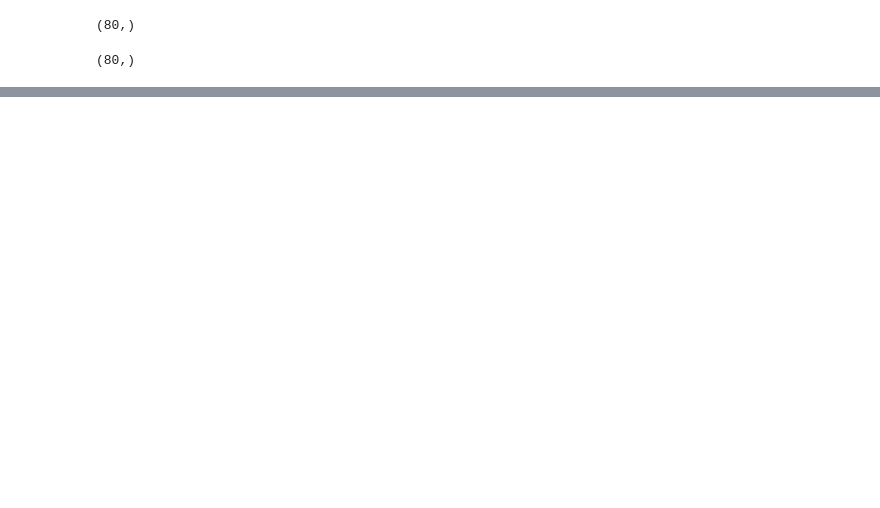
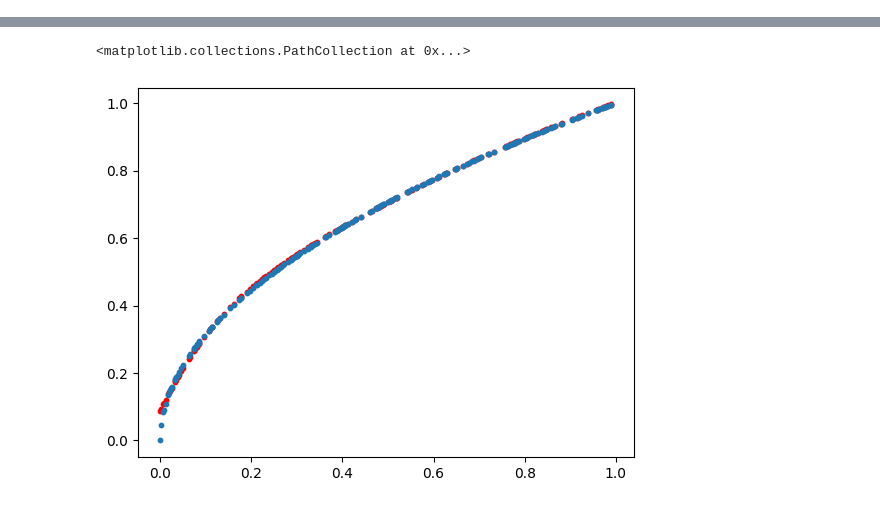
Before and after one commit to Mackay-Fisher/research-neural-net, a Jupyter notebook: ode approx.ipynb, the cells around one changed output, grey strips where cells are left out. Drawn from its saved outputs; the diff is of its cells as text; code cells hidden in the pictures; blank space fills up the shorter version.

```diff
--- a/ode approx.ipynb
+++ b/ode approx.ipynb
@@ -22,4 +34,5 @@ model.compile(optimizer = 'adam', loss = 'mean_squared_error' )
 # %%
-e = 10000
+e = 1000
+X_train = X_train.reshape(-1,1)
 model.fit(X_train, y_train, epochs=e)
 # %% [output]
@@ -32,8 +57,5 @@ ValueError: in user code:
-# %%
-X_train.shape
-# %% [output]
-(80,)
-# %%
-y_train.shape
-# %% [output]
-(80,)
+# %%
+y_hat = np.sort(model.predict(X_test))
+plt.scatter(X_test, y_hat, color = 'red', s = 10)
+plt.scatter(X_test, y_test, s = 10)
+# %% [output]
@@ -39,0 +63,2 @@ y_train.shape
+<matplotlib.collections.PathCollection at 0x...>
+[figure, added]
```
Also changed, not shown: parts of 7 cells of this notebook, 4 other files.
